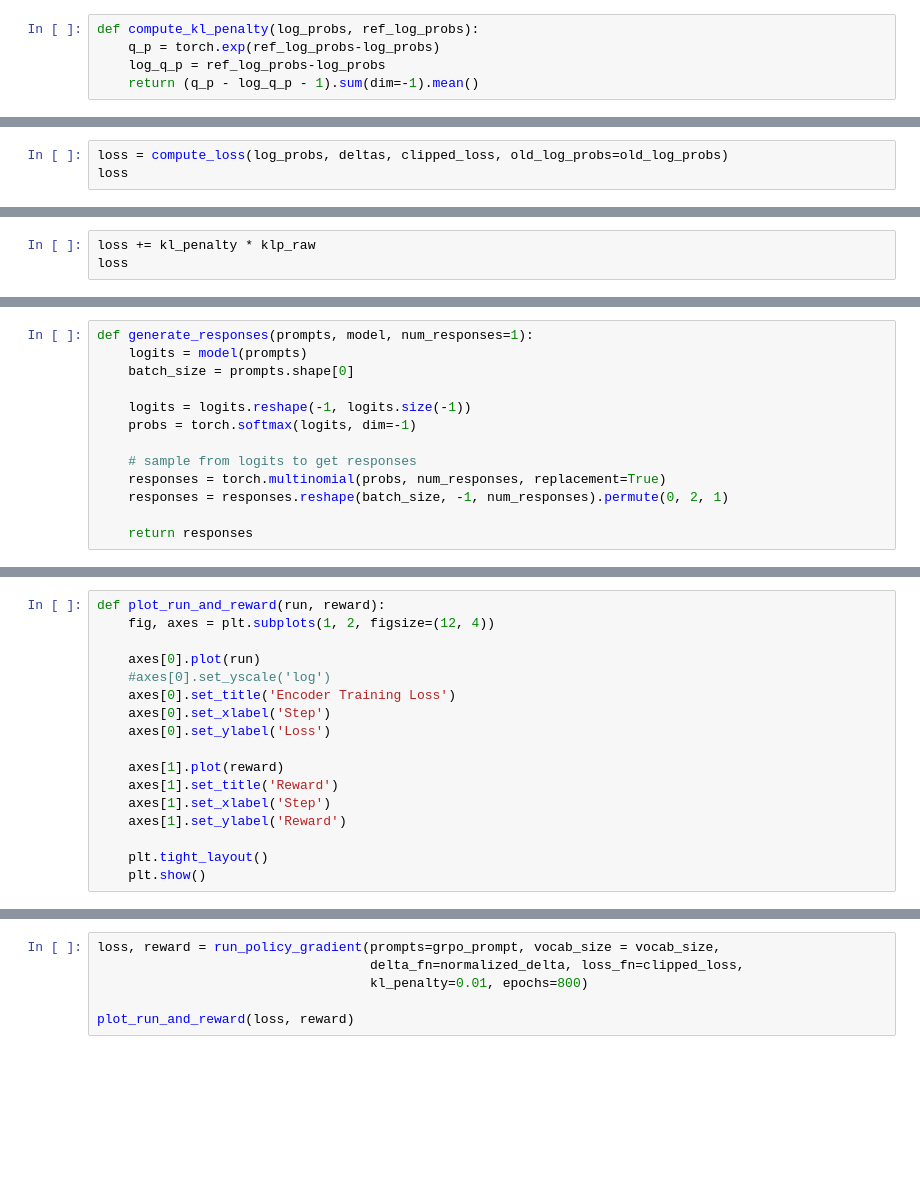
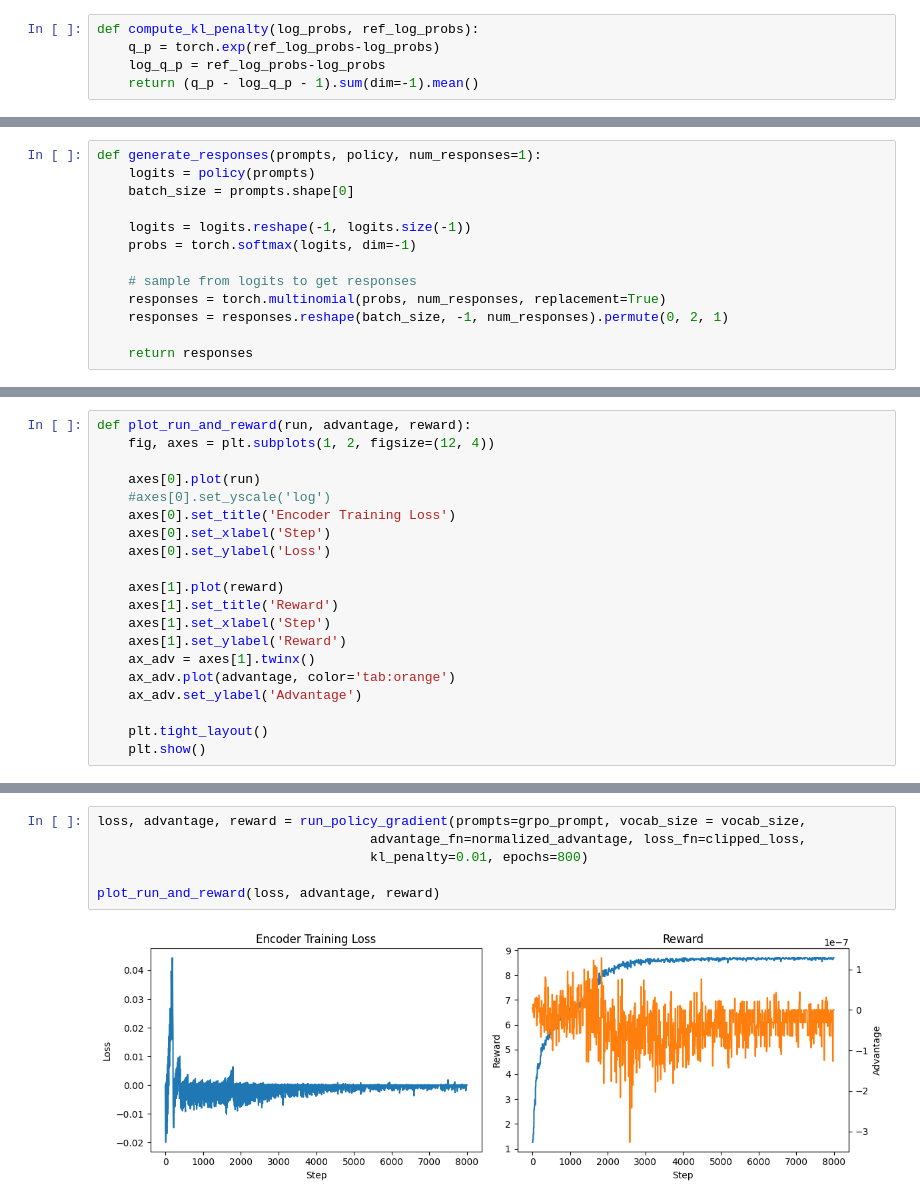
Before and after one commit to djemec/descriptive_notebooks, a Jupyter notebook: rl_grpo_explainer.ipynb, the cells around one changed output, grey strips where cells are left out. Drawn from its saved outputs; the diff is of its cells as text; blank space fills up the shorter version.

```diff
--- a/rl_grpo_explainer.ipynb
+++ b/rl_grpo_explainer.ipynb
@@ -518,3 +749,0 @@ log_probs.shape, log_probs
-# %%
-loss = compute_loss(log_probs, deltas, clipped_loss, old_log_probs=old_log_probs)
-loss
@@ -526,3 +749,0 @@ klp_raw
-# %%
-loss += kl_penalty * klp_raw
-loss
@@ -531,6 +758,6 @@ loss
 # %%
-def generate_responses(prompts, model, num_responses=1):
-    logits = model(prompts)
+def generate_responses(prompts, policy, num_responses=1):
+    logits = policy(prompts)
     batch_size = prompts.shape[0]
 
     logits = logits.reshape(-1, logits.size(-1))
@@ -594,5 +823,5 @@ def run_policy_gradient(prompts, vocab_size, epochs=200, steps_per_epoch=10, ref
 # %%
-def plot_run_and_reward(run, reward):
+def plot_run_and_reward(run, advantage, reward):
     fig, axes = plt.subplots(1, 2, figsize=(12, 4))
 
     axes[0].plot(run)
@@ -605,6 +834,9 @@ def plot_run_and_reward(run, reward):
     axes[1].set_title('Reward')
     axes[1].set_xlabel('Step')
     axes[1].set_ylabel('Reward')
+    ax_adv = axes[1].twinx()
+    ax_adv.plot(advantage, color='tab:orange')
+    ax_adv.set_ylabel('Advantage')
 
     plt.tight_layout()
     plt.show()
@@ -622,8 +861,10 @@ grpo_prompt
 # %%
-loss, reward = run_policy_gradient(prompts=grpo_prompt, vocab_size = vocab_size,
-                                   delta_fn=normalized_delta, loss_fn=clipped_loss,
+loss, advantage, reward = run_policy_gradient(prompts=grpo_prompt, vocab_size = vocab_size,
+                                   advantage_fn=normalized_advantage, loss_fn=clipped_loss,
                                    kl_penalty=0.01, epochs=800)
 
-plot_run_and_reward(loss, reward)
+plot_run_and_reward(loss, advantage, reward)
+# %% [output]
+[figure, added]
 # %% [markdown]
 ### Clipped Run, Max_Min Rewards, KL
```
Also changed, not shown: parts of 63 cells of this notebook.
